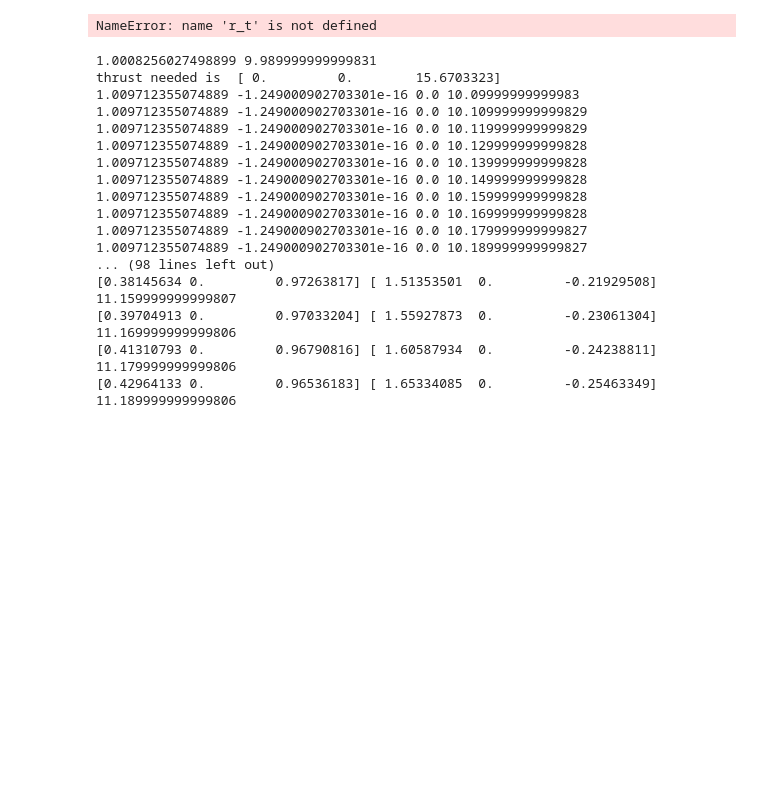
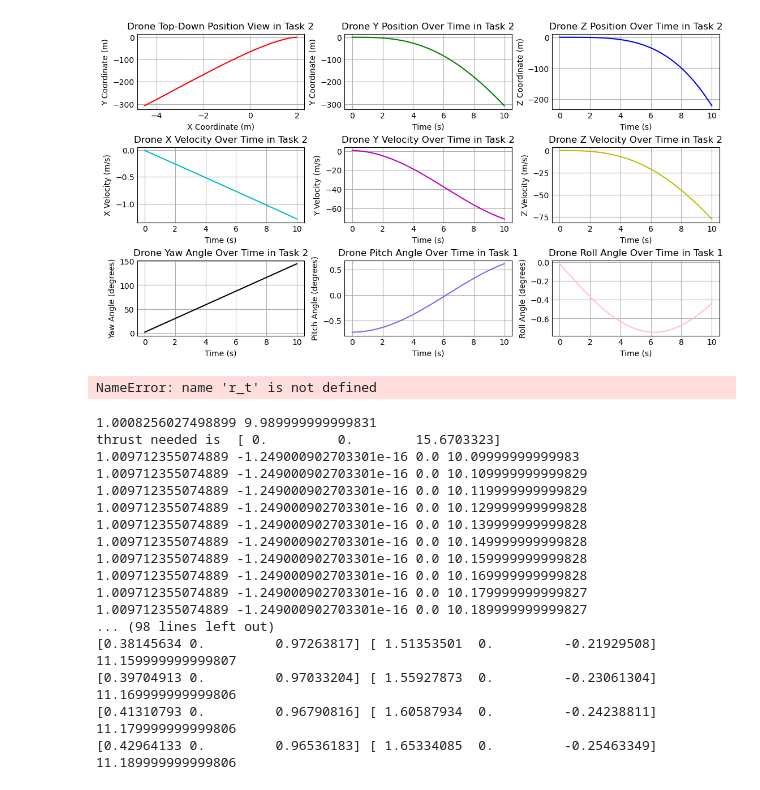
Before and after one commit to hannahs1021/AE352_Final, a Jupyter notebook: AE352_DroneProjV2.ipynb, the cells around one changed output. Drawn from its saved outputs; the diff is of its cells as text; code cells hidden in the pictures; blank space fills up the shorter version.

Commit message:
working on task 2

```diff
--- a/AE352_DroneProjV2.ipynb
+++ b/AE352_DroneProjV2.ipynb
@@ -36,8 +36,8 @@ w_x, w_y, w_z = 0, 0, 0
 w = np.array([w_x, w_y, w_z])
 
 # Rotor torques
-tau_x, tau_y, tau_z = 0, 0, 0
-tau = np.array([tau_x, tau_y, tau_z])
+tau_phi, tau_theta, tau_psi = 0, 0, 0
+tau = np.array([tau_phi, tau_theta, tau_psi])
 
 # Rotor rotations
 w1, w2, w3, w4 = 0, 0, 0, 0
@@ -72,6 +72,16 @@ def get_euler_rates(psi, theta, p, q, r): # finding euler angle rates, general
                         [0, np.cos(theta)*np.cos(psi), -np.sin(psi)*np.cos(theta)],
                         [np.cos(theta), np.sin(theta)*np.sin(psi), np.sin(theta)*np.cos(psi)]])
     return coeffs @ np.array([p, q, r])
+
+#def get_euler_rates(phi, theta, psi, p, q, r):
+#    # ZYX Euler
+#    tan_theta = np.tan(theta)
+#    sec_theta = 1/np.cos(theta)
+#    return np.array([
+#        p + q*np.sin(phi)*tan_theta + r*np.cos(phi)*tan_theta,
+#        q*np.cos(phi) - r*np.sin(phi),
+#        (q*np.sin(phi)*sec_theta) + (r*np.cos(phi)*sec_theta)
+#    ])
 # get_omegas_body from chapter 6 slides, slide 68
 def get_omegas_body(phidot, thetadot, psidot, theta, psi): # finding omegas in body frame (p, q, r), general
     coeffs = np.array([[-np.sin(theta), 0, 1],
@@ -274,0 +170,66 @@ circularpath(2, .5, 10, r, v, a, f, eulers, w)
+# %%
+plt.style.use('_mpl-gallery')
+r_tx = np.array(r_t).T[0]
+r_ty = np.array(r_t).T[1]
+r_tz = np.array(r_t).T[2]
+
+v_tx = np.array(v_t).T[0]
+v_ty = np.array(v_t).T[1]
+v_tz = np.array(v_t).T[2]
+
+phi_t = np.rad2deg(np.array(eulers_t).T[0])
+theta_t = np.rad2deg(np.array(eulers_t).T[1])
+psi_t = np.rad2deg(np.array(eulers_t).T[2])
+
+fig, axs = plt.subplots(ncols=3, nrows=3, figsize=(11, 6), layout="constrained")
+axs[0][0].plot(r_tx, r_ty, 'r-')
+axs[0][0].set_title('Drone Top-Down Position View in Task 2', )
+axs[0][0].set_xlabel('X Coordinate (m)')
+axs[0][0].set_ylabel('Y Coordinate (m)')
+
+
+#axs[0][0].plot(t_t, r_tx, 'r-')
+#axs[0][0].set_title('Drone X Position Over Time in Task 2', )
+#axs[0][0].set_xlabel('Time (s)')
+#axs[0][0].set_ylabel('X Coordinate (m)')
+
+axs[0][1].plot(t_t, r_ty, 'g-')
+axs[0][1].set_title('Drone Y Position Over Time in Task 2')
+axs[0][1].set_xlabel('Time (s)')
+axs[0][1].set_ylabel('Y Coordinate (m)')
+
+axs[0][2].plot(t_t, r_tz, 'b-')
+axs[0][2].set_title('Drone Z Position Over Time in Task 2')
+axs[0][2].set_xlabel('Time (s)')
+axs[0][2].set_ylabel('Z Coordinate (m)')
+
+axs[1][0].plot(t_t, v_tx, 'c-')
+axs[1][0].set_title('Drone X Velocity Over Time in Task 2', )
+axs[1][0].set_xlabel('Time (s)')
+axs[1][0].set_ylabel('X Velocity (m/s)')
+
+axs[1][1].plot(t_t, v_ty, 'm-')
+axs[1][1].set_title('Drone Y Velocity Over Time in Task 2')
+axs[1][1].set_xlabel('Time (s)')
+axs[1][1].set_ylabel('Y Velocity (m/s)')
+
+axs[1][2].plot(t_t, v_tz, 'y-')
+axs[1][2].set_title('Drone Z Velocity Over Time in Task 2')
+axs[1][2].set_xlabel('Time (s)')
+axs[1][2].set_ylabel('Z Velocity (m/s)')
+
+axs[2][0].plot(t_t, phi_t, 'k-')
+axs[2][0].set_title('Drone Yaw Angle Over Time in Task 2', )
+axs[2][0].set_xlabel('Time (s)')
+axs[2][0].set_ylabel('Yaw Angle (degrees)')
+
+axs[2][1].plot(t_t, theta_t, color = 'mediumslateblue', linestyle = '-')
+axs[2][1].set_title('Drone Pitch Angle Over Time in Task 1')
+axs[2][1].set_xlabel('Time (s)')
+axs[2][1].set_ylabel('Pitch Angle (degrees)')
+
+axs[2][2].plot(t_t, psi_t, color = 'pink', linestyle = '-')
+axs[2][2].set_title('Drone Roll Angle Over Time in Task 1')
+axs[2][2].set_xlabel('Time (s)')
+axs[2][2].set_ylabel('Roll Angle (degrees)')
+# %% [output]
@@ -275,3 +237,4 @@ circularpath(2, .5, 10, r, v, a, f, eulers, w)
+[figure, added]
 # %%
 # Task 1. Hover at 1m for 2 mins. Rotors instantaneously start rotating at t = 0.
 def hoverforatime(t_tot, ro, vo, ao, fo, eulerso, wo):
```
Also changed, not shown: parts of 4 cells of this notebook, 1 other file.
